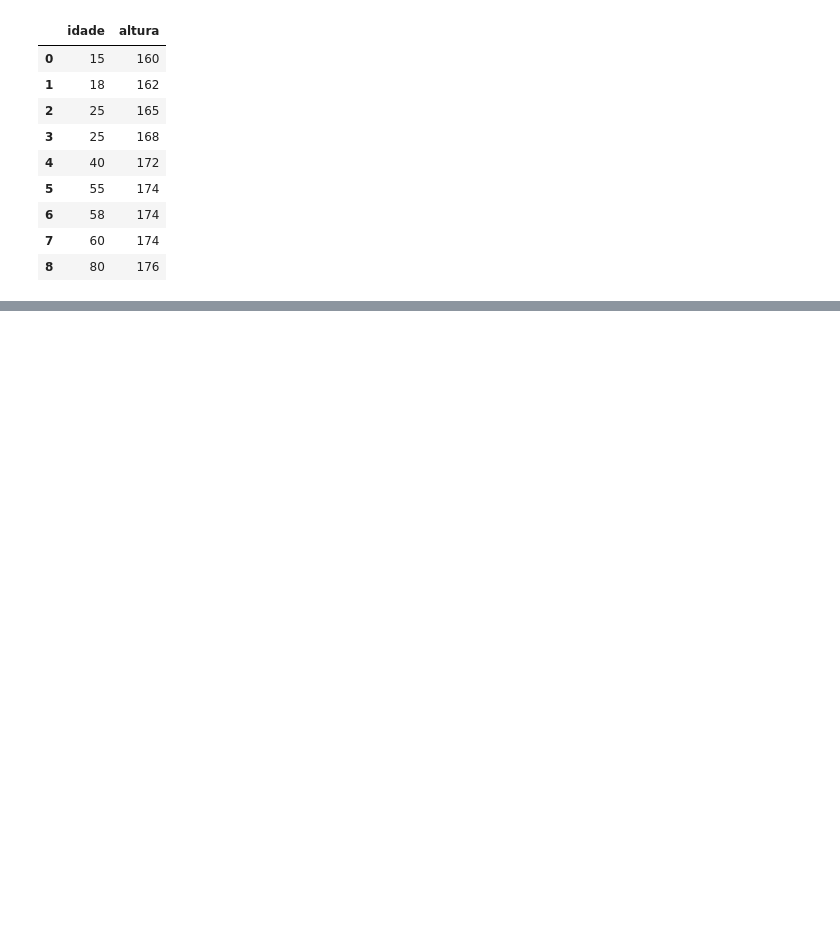
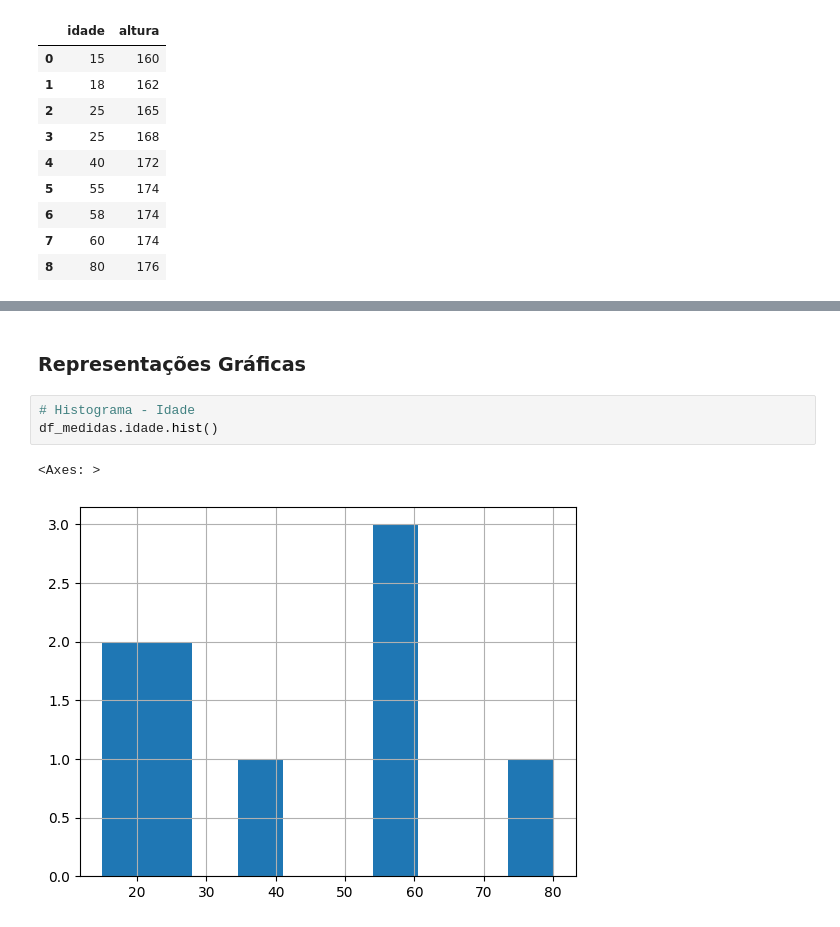
Before and after one commit to Italovini223/estatisticaDevs, a Jupyter notebook: estatistica_devs.ipynb, the cells around one changed output, grey strips where cells are left out. Drawn from its saved outputs; the diff is of its cells as text; blank space fills up the shorter version.

Commit message:
✨ feat: add some graphics

```diff
--- a/estatistica_devs.ipynb
+++ b/estatistica_devs.ipynb
@@ -28,0 +141,8 @@ df_medidas
+# %% [markdown]
+### Representações Gráficas
+# %%
+# Histograma - Idade
+df_medidas.idade.hist()
+# %% [output]
+<Axes: >
+[figure, added]
```
Also changed, not shown: parts of 31 cells of this notebook, 2 other files.
